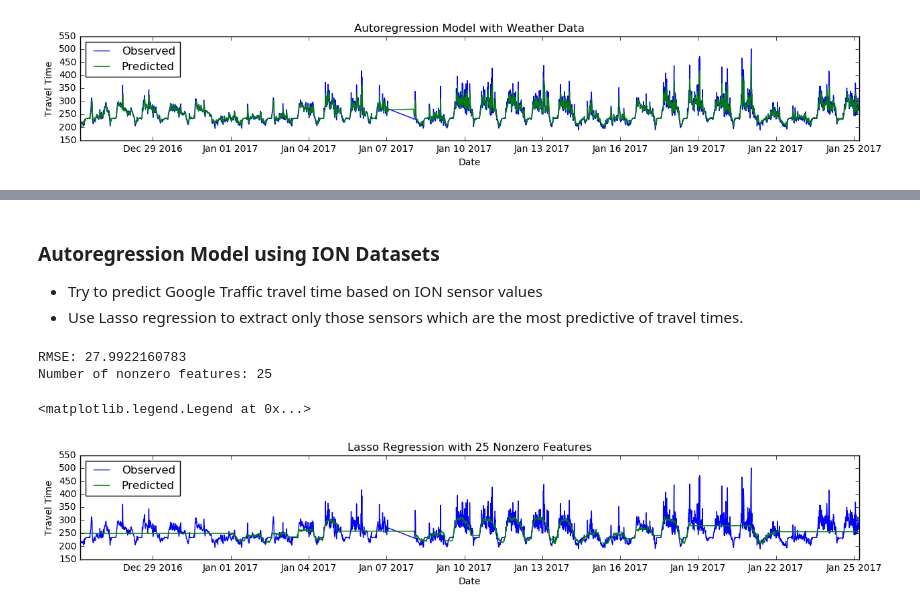
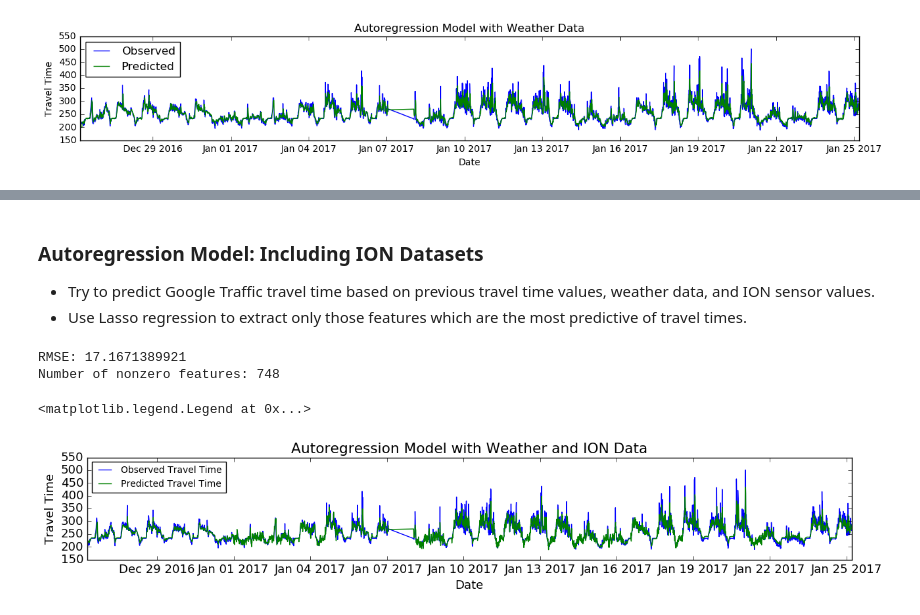
Before and after one commit to rpasricha/DatasetAnalysis, a Jupyter notebook: Analysis.ipynb, the cells around one changed output, grey strips where cells are left out. Drawn from its saved outputs; the diff is of its cells as text; code cells hidden in the pictures.

```diff
--- a/Analysis.ipynb
+++ b/Analysis.ipynb
@@ -170,7 +237,7 @@ RMSE: 19.3735862453
 # %% [markdown]
-### Autoregression Model using ION Datasets
-- Try to predict Google Traffic travel time based on ION sensor values
-- Use Lasso regression to extract only those sensors which are the most predictive of travel times.
+### Autoregression Model: Including ION Datasets
+- Try to predict Google Traffic travel time based on previous travel time values, weather data, and ION sensor values.
+- Use Lasso regression to extract only those features which are the most predictive of travel times.
 # %%
 # Read and process ION data files
 ion_files = sorted(glob.glob(data_dir + 'ion_data/data/*.csv'))
@@ -186,29 +253,45 @@ for ion_df in ion_frames:
     indices[indices == len(ion_df)] = len(ion_df) - 1
     df['ion_indices'] = ion_df.index.get_values()[indices]
     df = pd.merge(df, ion_df, left_on='ion_indices', right_index=True)
+# %%
+# Add previously observed travel times (autoregression terms)
+# and weather data
+nearest_indices = np.searchsorted(weather_df.index, df.index)
+df['WeatherIdx'] = weather_df.index.get_values()[nearest_indices]
+merged = pd.merge(df, weather_df, left_on='WeatherIdx', right_index=True)
+merged = merged.drop(['WeatherIdx'], axis=1)
+df = df.drop(['WeatherIdx'], axis=1)
+
+for i in range(1, 6):
+    merged['prev_' + str(i)] = merged.value.shift(i)
+
+merged = merged.iloc[5:]
 # %%
 # Train a Lasso Regression model and display the results
-ion_cols = ['value_' + str(i) for i in range(len(ion_frames))]
-X = df[ion_cols].values
-y = df['value'].values
+cols = ['value_' + str(i) for i in range(len(ion_frames))]
+cols += ['TemperatureF', 'Wind SpeedMPH', 'PrecipitationIn']
+cols += ['prev_' + str(i) for i in range(1, 6)]
+X = merged[cols].values
+y = merged['value'].values
 
-clf = sklearn.linear_model.Lasso(alpha=50)
+clf = sklearn.linear_model.Lasso(alpha=0.01)
 clf.fit(X, y)
 rmse = np.sqrt(np.mean((clf.predict(X) - y)**2))
 print 'RMSE: ' + str(rmse)
 
 num_nonzero = sum([1 for i in clf.coef_ if i != 0.0])
 print 'Number of nonzero features: ' + str(num_nonzero)
 
+merged['predictions'] = clf.predict(X)
 plt.figure(figsize=(15, 2))
-plt.plot(pd.DataFrame(y, index=df.index[:len(y)]), label='Observed')
-plt.plot(pd.DataFrame(clf.predict(X), index=df.index[:len(y)]), label='Predicted')
-plt.title('Lasso Regression with ' + str(num_nonzero) + ' Nonzero Features')
+plt.plot(merged['value'], label='Observed Travel Time')
+plt.plot(merged['predictions'], label='Predicted Travel Time')
+plt.title('Autoregression Model with Weather and ION Data')
 plt.xlabel('Date')
 plt.ylabel('Travel Time')
 plt.legend(loc='best')
 # %% [output]
-RMSE: 27.9922160783
-Number of nonzero features: 25
+RMSE: 17.1671389921
+Number of nonzero features: 748
 <matplotlib.legend.Legend at 0x...>
-[figure, old version]
+[figure, new version]
```
Also changed, not shown: parts of 14 cells of this notebook, 2 other files.
